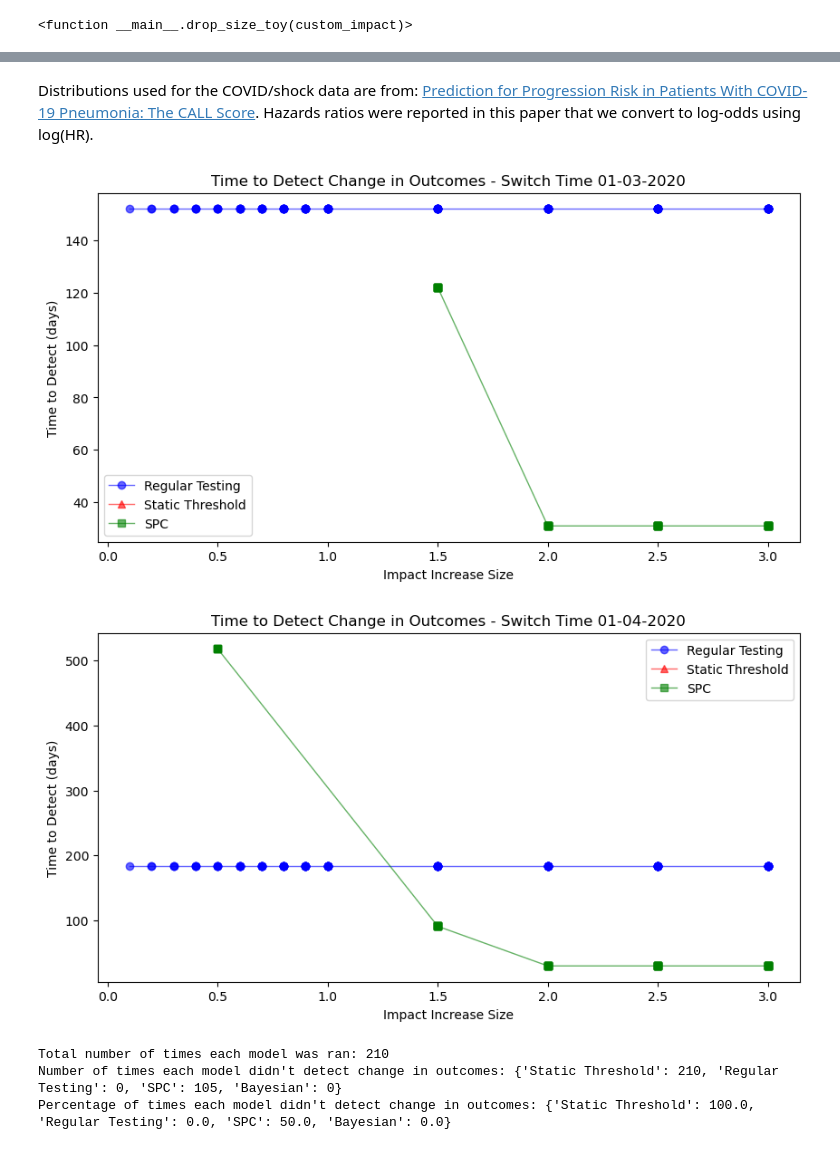
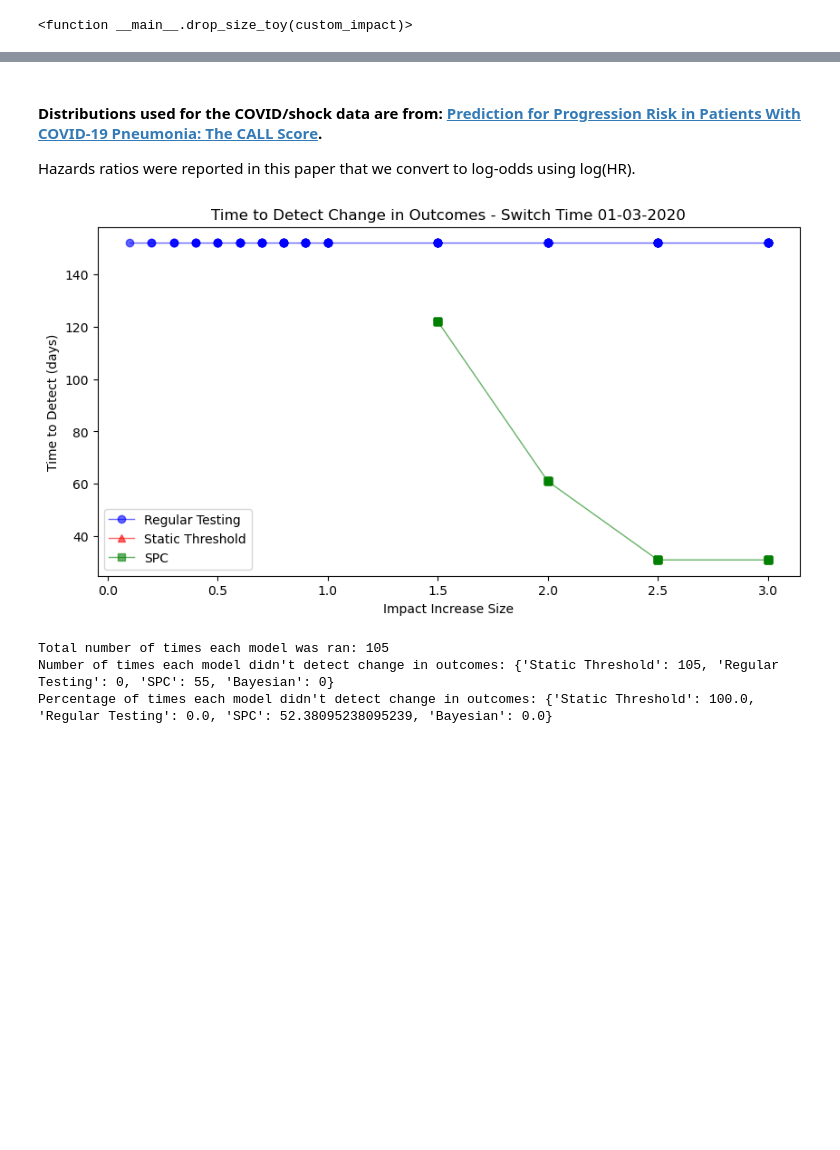
Before and after one commit to sdrelton/PREDICT, a Jupyter notebook: Comparison/detect_comparison.ipynb, the cells around one changed output, grey strips where cells are left out. Saved outputs shown, nothing was run; the diff lists cells and outputs as text; code cells hidden in the pictures; blank space fills up the shorter version.

```diff
--- a/Comparison/detect_comparison.ipynb
+++ b/Comparison/detect_comparison.ipynb
@@ -248,13 +271,13 @@ df
 18880 rows × 6 columns
 # %% [markdown]
-Distributions used for the COVID/shock data are from: [Prediction for Progression Risk in Patients With COVID-19 Pneumonia: The CALL Score](https://academic.oup.com/cid/article/71/6/1393/5818317).
+#### Distributions used for the COVID/shock data are from: [Prediction for Progression Risk in Patients With COVID-19 Pneumonia: The CALL Score](https://academic.oup.com/cid/article/71/6/1393/5818317).
 Hazards ratios were reported in this paper that we convert to log-odds using log(HR).
 # %%
 total_runs = 0
 
 #custom_impacts = [1.0, 1.5, 2.0, 2.5, 3.0, 3.5, 4.0]
 custom_impacts = [0.1, 0.2, 0.3, 0.4, 0.5, 0.6, 0.7, 0.8, 0.9, 1.0, 1.5, 2.0, 2.5, 3.0]
-switchDateStrings = ['01-03-2020', '01-04-2020']#, '01-05-2020']
+switchDateStrings = ['01-03-2020']#, '01-04-2020']#, '01-05-2020']
 undetected = dict({"Static Threshold": 0, "Regular Testing": 0, "SPC": 0, "Bayesian": 0})
 
 hr_age = 0.5
@@ -265,28 +288,7 @@ log_age = np.log(hr_age)
 log_ldh = np.log(hr_ldh)
 log_comorbidity = np.log(hr_comorbidity)
 
-def get_model_updated_log(df, model, switch_times, i, model_name):
-    mytest = PREDICT(data=df, model=model, startDate='min', endDate='max', timestep='month')
-    mytest.run()
-    log = mytest.getLog()
-    if 'Model Updated' in log:
-        # get the first `model updated` time
-        first_update_time = next(iter(log['Model Updated']))
 
-        # calculate the time to detect (`model updated` - `switch_time`)
-        time_diff = first_update_time - switch_times[i]
-        ttd = abs(time_diff.days)
-        del mytest
-        return ttd
-    else:
-        # if no model update, return None
-        ttd = None
-        del mytest
-        # add the model name to the undetected dictionary and add to the count
-        count_for_model = undetected.get(model_name, 0)
-        count_for_model += 1
-        undetected[model_name] = count_for_model
-        return ttd
 
 for switchDateString in switchDateStrings:
     switch_times = []
@@ -301,6 +303,9 @@ for switchDateString in switchDateStrings:
                 'outcome': list(),
                 'prediction': list(),
                 'age': list(),
+                'sex': list(),
+                'comorbidity': list(),
+                'ldh_high': list()
             }
 
         num_patients = 40
@@ -349,6 +354,9 @@ for switchDateString in switchDateStrings:
             mydict['outcome'].extend(curoutcomes)
             mydict['prediction'].extend(curpredictions)
             mydict['age'].extend(age)
+            mydict['sex'].extend(sex)
+            mydict['comorbidity'].extend(comorbidity)
+            mydict['ldh_high'].extend(ldh_high)
 
         df = pd.DataFrame(mydict)
 
@@ -394,7 +402,7 @@ for switchDateString in switchDateStrings:
             spc_ttd.append(ttd)
 
             ############################ Bayesian ############################
-            # model = BayesianModel(input_data=df, priors={"Intercept": (None), "age": (None), "systolic_bp": (None)}, cores=1, verbose=True, draws=200)
+            # model = BayesianModel(input_data=df, priors={"Intercept": (None), "age": (None), "sex": (None), "comorbidity": (None), "ldh_high": (None)}, cores=1, verbose=False, draws=100, chains=2)
             # model.trigger = BayesianRefitTrigger(model=model, input_data=df, refitFrequency=1)
             # ttd = get_model_updated_log(df, model, switch_times, i, "Bayesian")
             # bayesian_ttd.append(ttd)
@@ -406,35 +414,34 @@ for switchDateString in switchDateStrings:
             # kmf.plot()
 
 
     # plot the time to detect for all models
     plt.figure(figsize=(10, 5))
     plt.title(f"Time to Detect Change in Outcomes - Switch Time {switchDateString}")
     regular_ttd_df = pd.DataFrame({"drop_sizes": drop_sizes, "regular_ttd": regular_ttd}).dropna(inplace=False)
     plt.plot("drop_sizes", "regular_ttd", color='blue', label='Regular Testing', marker='o', alpha=0.6, linewidth=1, data=regular_ttd_df)
     static_ttd_df = pd.DataFrame({"drop_sizes": drop_sizes, "static_ttd": static_ttd}).dropna(inplace=False)
     plt.plot("drop_sizes", "static_ttd", color='red', label='Static Threshold', marker='^', alpha=0.6, linewidth=1, data=static_ttd_df)
     spc_ttd_df = pd.DataFrame({"drop_sizes": drop_sizes, "spc_ttd": spc_ttd}).dropna(inplace=False)
 
     plt.plot("drop_sizes", "spc_ttd", color='green', label='SPC', marker='s', alpha=0.6, linewidth=1, data=spc_ttd_df)
     # bayesian_ttd_df = pd.DataFrame({"drop_sizes": drop_sizes, "bayesian_ttd": bayesian_ttd}).dropna(inplace=False)
     # plt.plot("drop_sizes", "bayesian_ttd", color='purple', label='Bayesian', marker='x', alpha=0.6, linewidth=1, data=bayesian_ttd_df)
     plt.xlabel("Impact Increase Size")
     plt.ylabel("Time to Detect (days)")
     plt.legend()
     plt.show()
 
 # kmf = KaplanMeierFitter()
 # kmf.fit(regular_ttd, event_observed=curoutcomes, label='Regular Testing')
 # kmf.plot()
 
 # Print the number of undetected models
 print(f"Total number of times each model was ran: {total_runs}")
 percentages = {key: (value / total_runs * 100) if total_runs > 0 else 0 for key, value in undetected.items()}
 print("Number of times each model didn't detect change in outcomes:", undetected)
 print("Percentage of times each model didn't detect change in outcomes:", percentages)
 # %% [output]
-[figure, old version]
+[figure, new version]
-[figure, removed]
-Total number of times each model was ran: 210
-Number of times each model didn't detect change in outcomes: {'Static Threshold': 210, 'Regular Testing': 0, 'SPC': 105, 'Bayesian': 0}
-Percentage of times each model didn't detect change in outcomes: {'Static Threshold': 100.0, 'Regular Testing': 0.0, 'SPC': 50.0, 'Bayesian': 0.0}
+Total number of times each model was ran: 105
+Number of times each model didn't detect change in outcomes: {'Static Threshold': 105, 'Regular Testing': 0, 'SPC': 55, 'Bayesian': 0}
+Percentage of times each model didn't detect change in outcomes: {'Static Threshold': 100.0, 'Regular Testing': 0.0, 'SPC': 52.38095238095239, 'Bayesian': 0.0}
```
Also changed, not shown: parts of 7 cells of this notebook.
